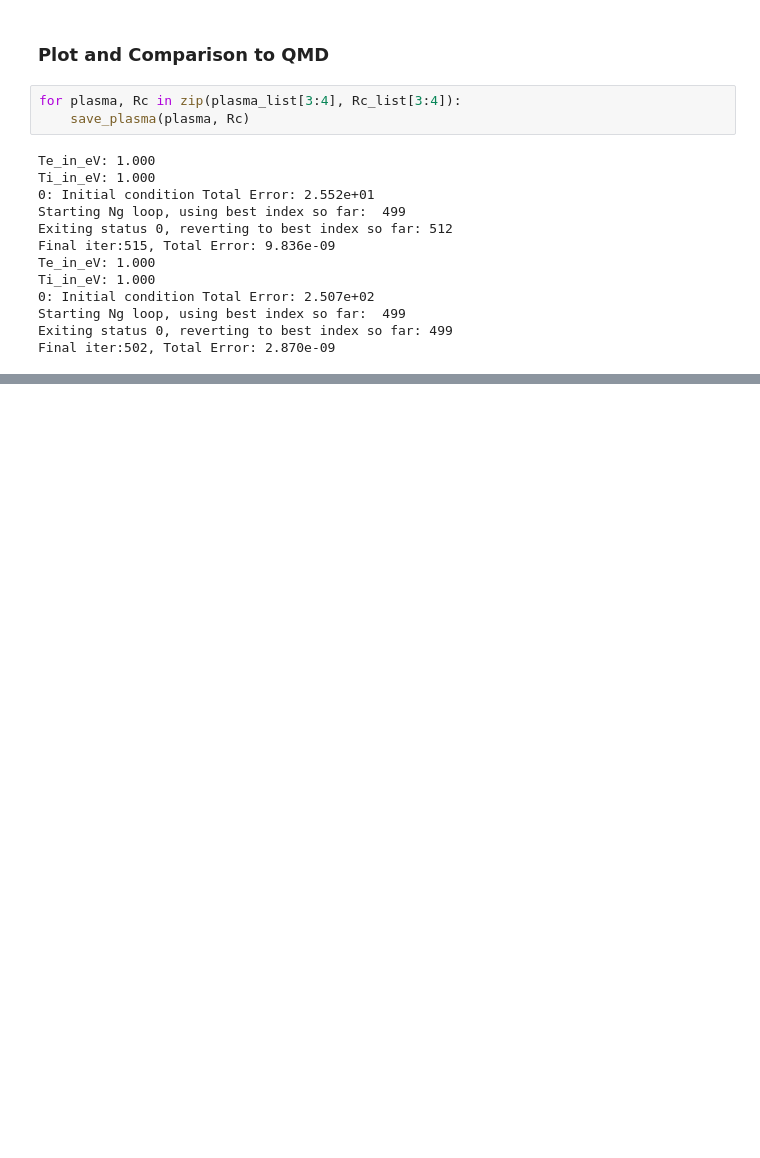
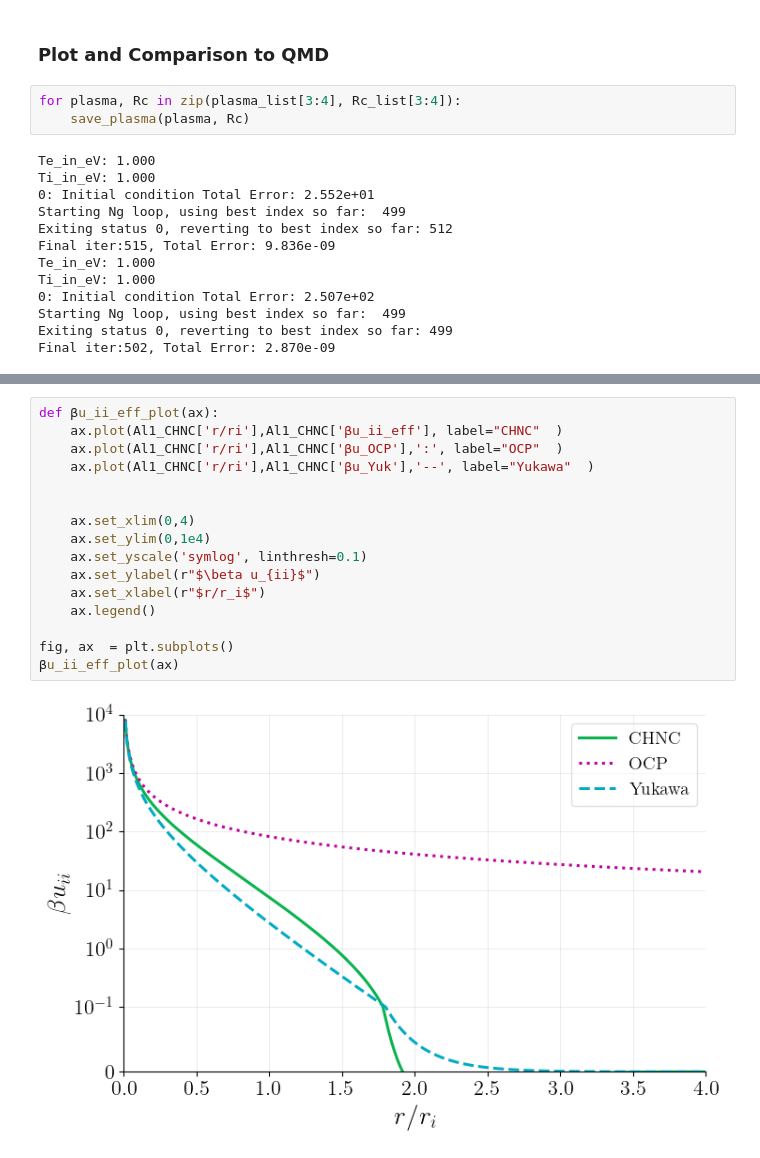
Before and after one commit to ZachAJohnson/hnc, a Jupyter notebook: TCCW/Final_TCCW/PLASMA_GP_Al.ipynb, the cells around one changed output, grey strips where cells are left out. Drawn from its saved outputs; the diff is of its cells as text; blank space fills up the shorter version.

```diff
--- a/TCCW/Final_TCCW/PLASMA_GP_Al.ipynb
+++ b/TCCW/Final_TCCW/PLASMA_GP_Al.ipynb
@@ -265,0 +344,18 @@ Final iter:502, Total Error: 2.870e-09
+# %%
+def βu_ii_eff_plot(ax):
+    ax.plot(Al1_CHNC['r/ri'],Al1_CHNC['βu_ii_eff'], label="CHNC"  )
+    ax.plot(Al1_CHNC['r/ri'],Al1_CHNC['βu_OCP'],':', label="OCP"  )
+    ax.plot(Al1_CHNC['r/ri'],Al1_CHNC['βu_Yuk'],'--', label="Yukawa"  )
+
+
+    ax.set_xlim(0,4)
+    ax.set_ylim(0,1e4)
+    ax.set_yscale('symlog', linthresh=0.1)
+    ax.set_ylabel(r"$\beta u_{ii}$")
+    ax.set_xlabel(r"$r/r_i$")
+    ax.legend()
+
+fig, ax  = plt.subplots()
+βu_ii_eff_plot(ax)
+# %% [output]
+[figure, added]
```
Also changed, not shown: parts of 12 cells of this notebook, 6 other files.
